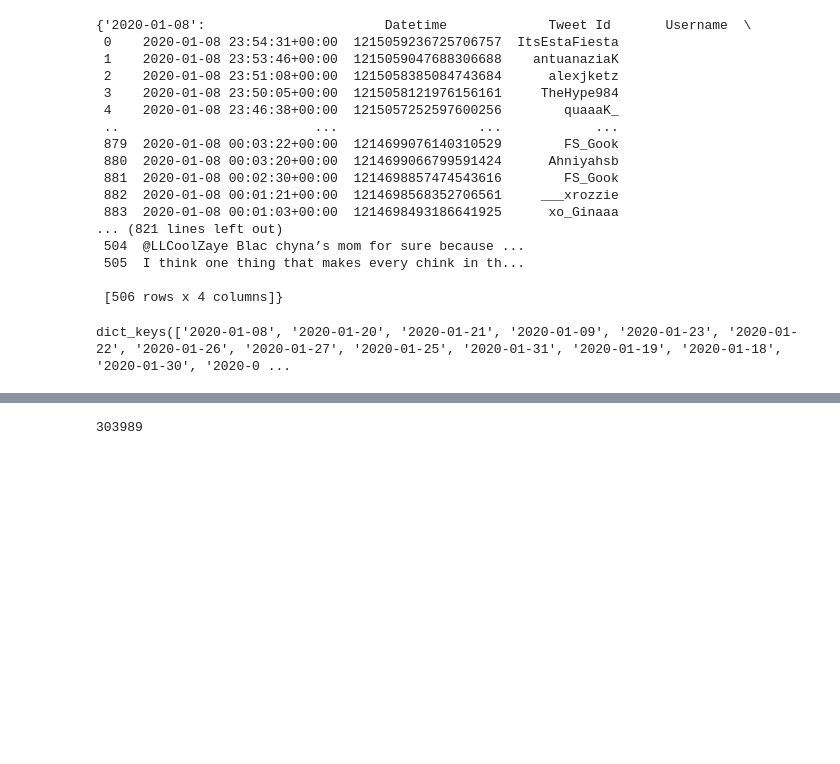
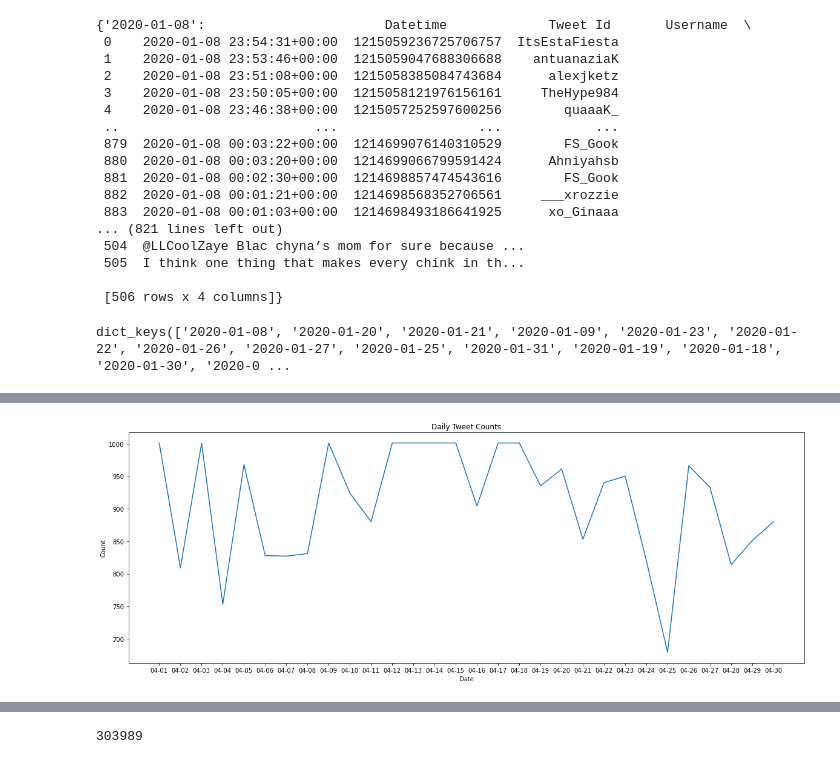
Before and after one commit to macs30200-s23/replication-materials-yuzhouw313, a Jupyter notebook: twitter_analysis.ipynb, the cells around one changed output, grey strips where cells are left out. Drawn from its saved outputs; the diff is of its cells as text; code cells hidden in the pictures; blank space fills up the shorter version.

```diff
--- a/twitter_analysis.ipynb
+++ b/twitter_analysis.ipynb
@@ -100,0 +135,4 @@ for key, values in dfs_1.items():
+# %%
+plot_daily(apr_count) # April tweet count
+# %% [output]
+[figure, added]
```
Also changed, not shown: parts of 20 cells of this notebook.
